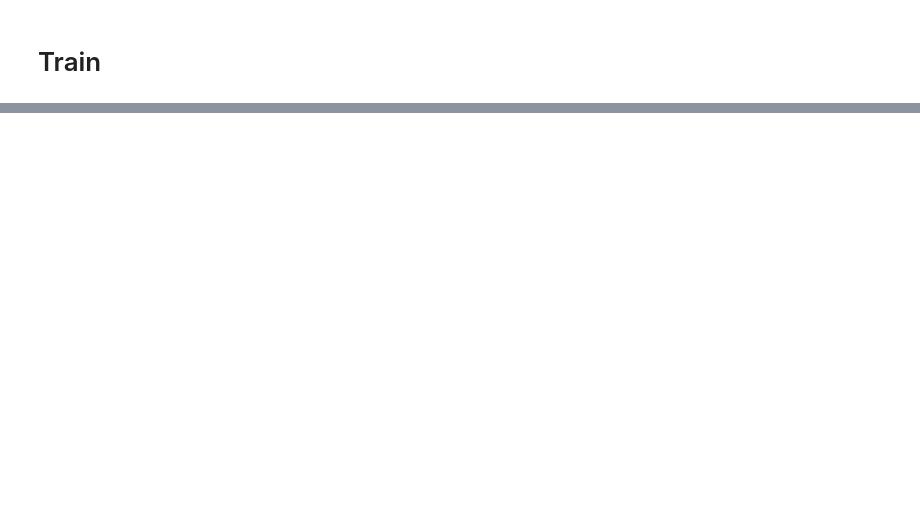
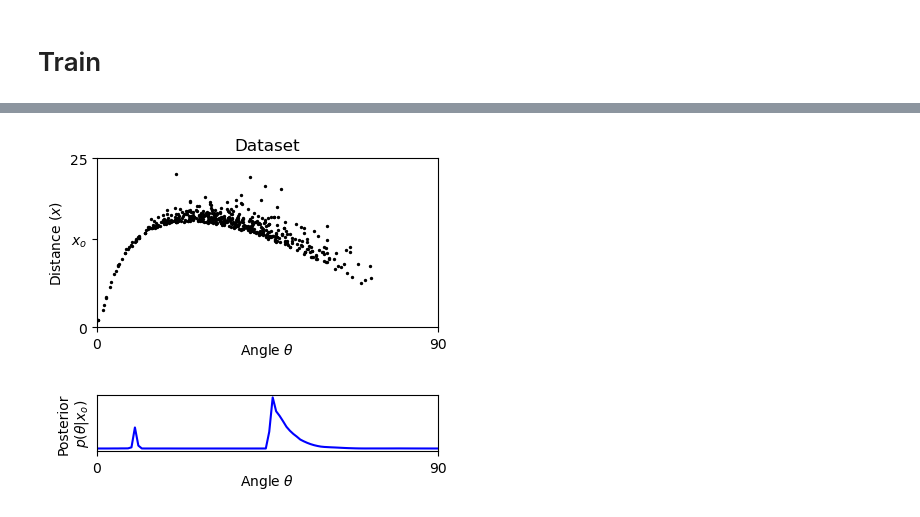
Before and after one commit to jakobdammann/sbi-scientific-ml, a Jupyter notebook: code/tutorial_examples/01_create_figure.ipynb, the cells around one changed output, grey strips where cells are left out. Cells and saved outputs as stored; diff of their text form; code cells hidden in the pictures; blank space fills up the shorter version.

```diff
--- a/code/tutorial_examples/01_create_figure.ipynb
+++ b/code/tutorial_examples/01_create_figure.ipynb
@@ -163,3 +162,39 @@ for i, x_o_val in enumerate(x_os):
+# %%
+x_o_val = 13.0
+x_axis = torch.linspace(0, 90, 100).unsqueeze(1)
+probs = posterior.log_prob(x_axis, x=torch.as_tensor([[x_o_val]])).exp().numpy()
+
+fig, ax = plt.subplots(
+    2, 1, figsize=(2*2.2, 2*1.9), gridspec_kw={"height_ratios": [3, 1]}
+)
+_ = ax[0].scatter(theta[:500, 0].numpy(), x[:500, 0].numpy(), s=2.0, c="k")
+# _ = ax[0].axhline(x_o_val, c='blue')
+
+_ = ax[0].set_xticks([0, 90])
+_ = ax[0].set_xlim([0, 90])
+# _ = ax[0].set_xticklabels([])
+
+_ = ax[0].set_yticks([0, x_o_val, 25])
+_ = ax[0].set_yticklabels([0, r"$x_o$", 25])
+_ = ax[0].set_ylim([0, 25])
+_ = ax[0].set_xlabel("Angle " + r"$\theta$", labelpad=-7)
+
+ax[0].set_title('Dataset')
+
+# _ = ax.axhline(14.0)
+_ = ax[1].plot(x_axis, 20 * probs + x_o_val, c='blue')
+_ = ax[1].set_xticks([0, 90])
+_ = ax[1].set_xlim([0, 90])
+_ = ax[1].set_yticks([])
+# _ = ax.axvline(70.0, c="r")
+
+_ = ax[1].set_xlabel("Angle " + r"$\theta$", labelpad=-2)
+_ = ax[0].set_ylabel("Distance " + r"$(x)$")
+_ = ax[1].set_ylabel("Posterior\n" + r"$p(\theta | x_o)$")
+plt.subplots_adjust(hspace=0.6)
+plt.show()
+# %% [output]
+[figure, added]
 # %%
 x_o_val = 13.0
 x_axis = torch.linspace(0, 90, 100).unsqueeze(1)
```
Also changed, not shown: parts of 7 cells of this notebook, 19 other files.
